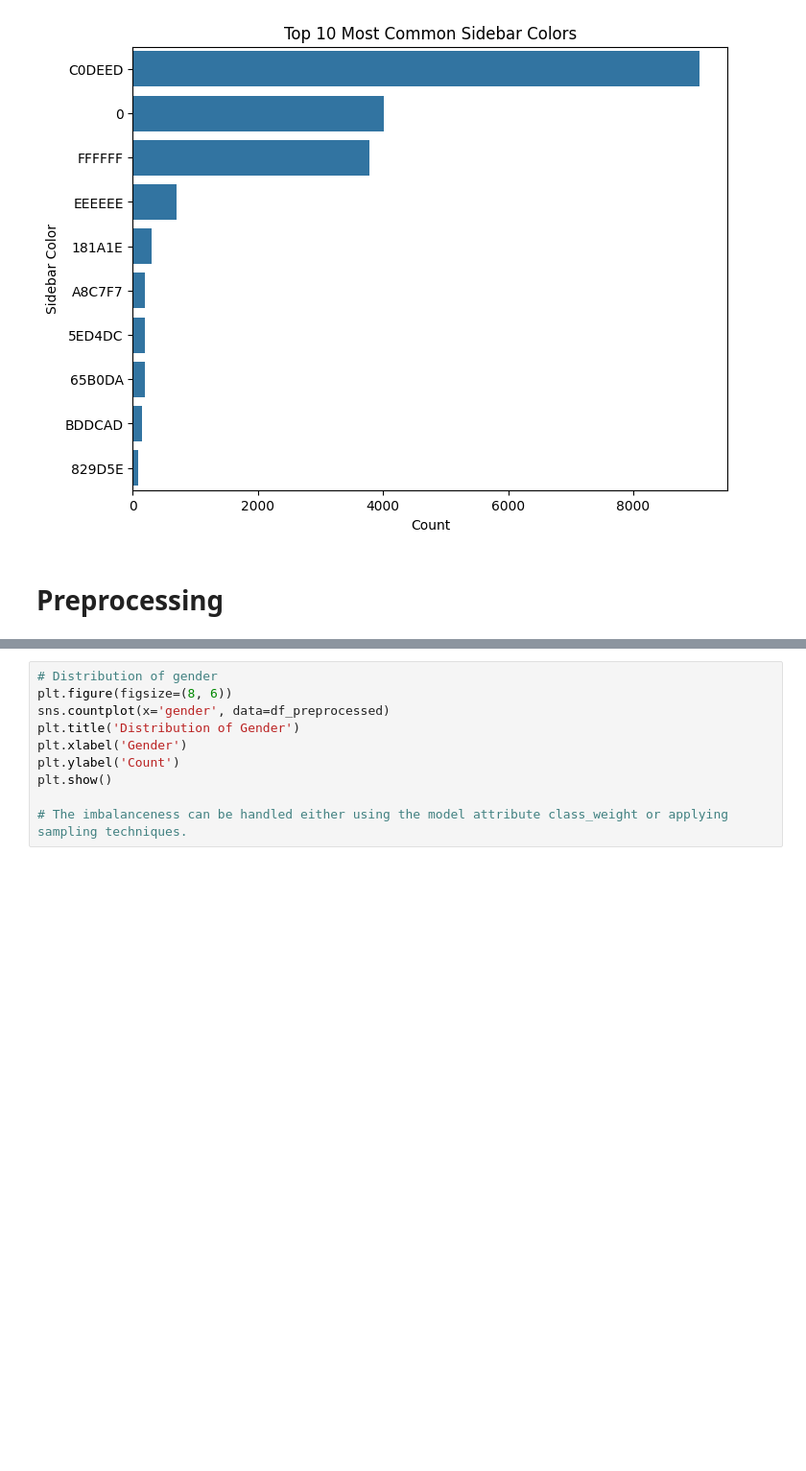
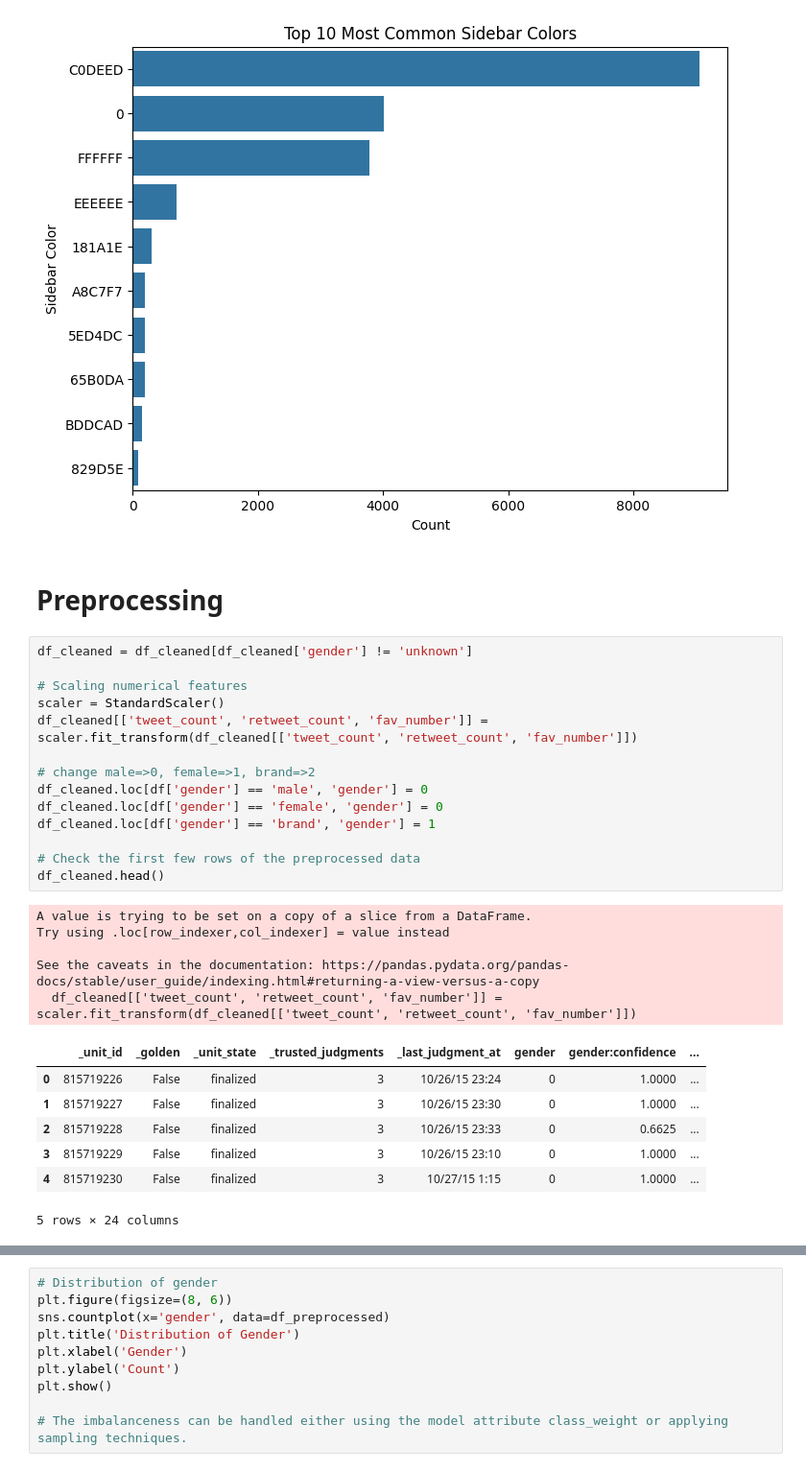
Before and after one commit to huuthienp/csci946-a2, a Jupyter notebook: eda_pp_kye.ipynb, the cells around one changed output, grey strips where cells are left out. Shown: that part at 96% size. Saved outputs shown, nothing was run; the diff lists cells and outputs as text; blank space fills up the shorter version.

```diff
--- a/eda_pp.ipynb
+++ b/eda_pp_kye.ipynb
@@ -157,3 +157,30 @@ plt.show()
 [figure]
 # %% [markdown]
 # Preprocessing
+# %%
+df_cleaned = df_cleaned[df_cleaned['gender'] != 'unknown']
+
+# Scaling numerical features
+scaler = StandardScaler()
+df_cleaned[['tweet_count', 'retweet_count', 'fav_number']] = scaler.fit_transform(df_cleaned[['tweet_count', 'retweet_count', 'fav_number']])
+
+# change male=>0, female=>1, brand=>2
+df_cleaned.loc[df['gender'] == 'male', 'gender'] = 0
+df_cleaned.loc[df['gender'] == 'female', 'gender'] = 0
+df_cleaned.loc[df['gender'] == 'brand', 'gender'] = 1
+
+# Check the first few rows of the preprocessed data
+df_cleaned.head()
+# %% [output]
+A value is trying to be set on a copy of a slice from a DataFrame.
+Try using .loc[row_indexer,col_indexer] = value instead
+
+See the caveats in the documentation: https://pandas.pydata.org/pandas-docs/stable/user_guide/indexing.html#returning-a-view-versus-a-copy
+  df_cleaned[['tweet_count', 'retweet_count', 'fav_number']] = scaler.fit_transform(df_cleaned[['tweet_count', 'retweet_count', 'fav_number']])
+|  | _unit_id | _golden | _unit_state | _trusted_judgments | _last_judgment_at | gender | gender:confidence | ... |
+| 0 | 815719226 | False | finalized | 3 | 10/26/15 23:24 | 0 | 1.0000 | ... |
+| 1 | 815719227 | False | finalized | 3 | 10/26/15 23:30 | 0 | 1.0000 | ... |
+| 2 | 815719228 | False | finalized | 3 | 10/26/15 23:33 | 0 | 0.6625 | ... |
+| 3 | 815719229 | False | finalized | 3 | 10/26/15 23:10 | 0 | 1.0000 | ... |
+| 4 | 815719230 | False | finalized | 3 | 10/27/15 1:15 | 0 | 1.0000 | ... |
+5 rows × 24 columns
```
Also changed, not shown: parts of 22 cells of this notebook.
